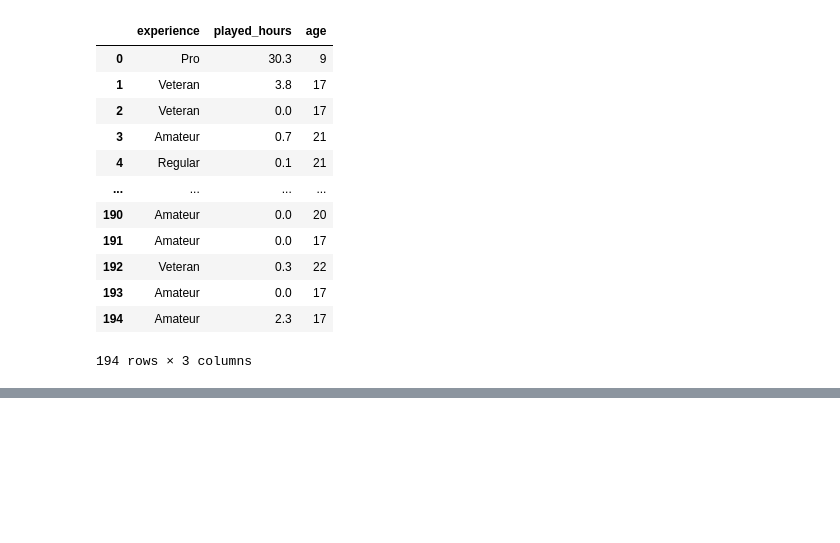
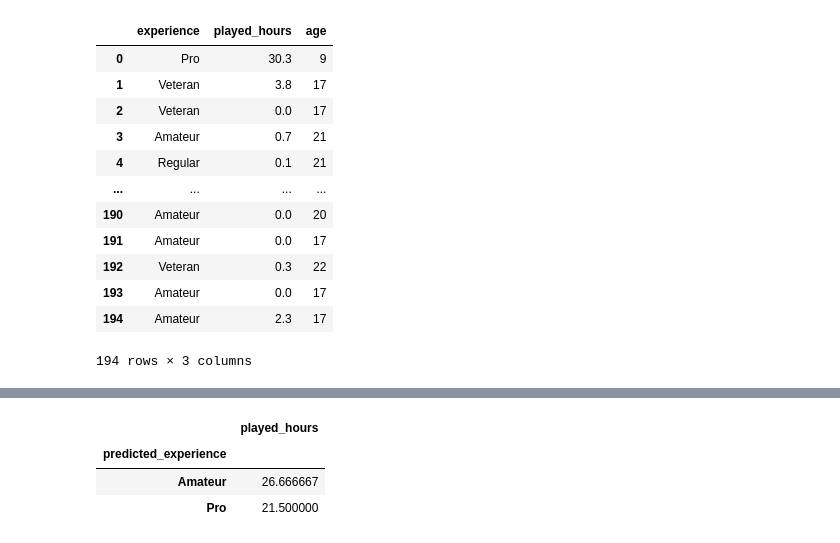
Before and after one commit to agallagh/DSCI-Project-Pt.-2, a Jupyter notebook: chelsea.ipynb, the cells around one changed output, grey strips where cells are left out. Cells and saved outputs as stored; diff of their text form; code cells hidden in the pictures; blank space fills up the shorter version.

```diff
--- a/chelsea.ipynb
+++ b/chelsea.ipynb
@@ -165,0 +233,7 @@ player_test_predictions
+# %%
+high_hours_predictions.groupby('predicted_experience').agg("mean")
+# %% [output]
+|  | played_hours |
+| predicted_experience |  |
+| Amateur | 26.666667 |
+| Pro | 21.500000 |
```
Also changed, not shown: parts of 8 cells of this notebook.
